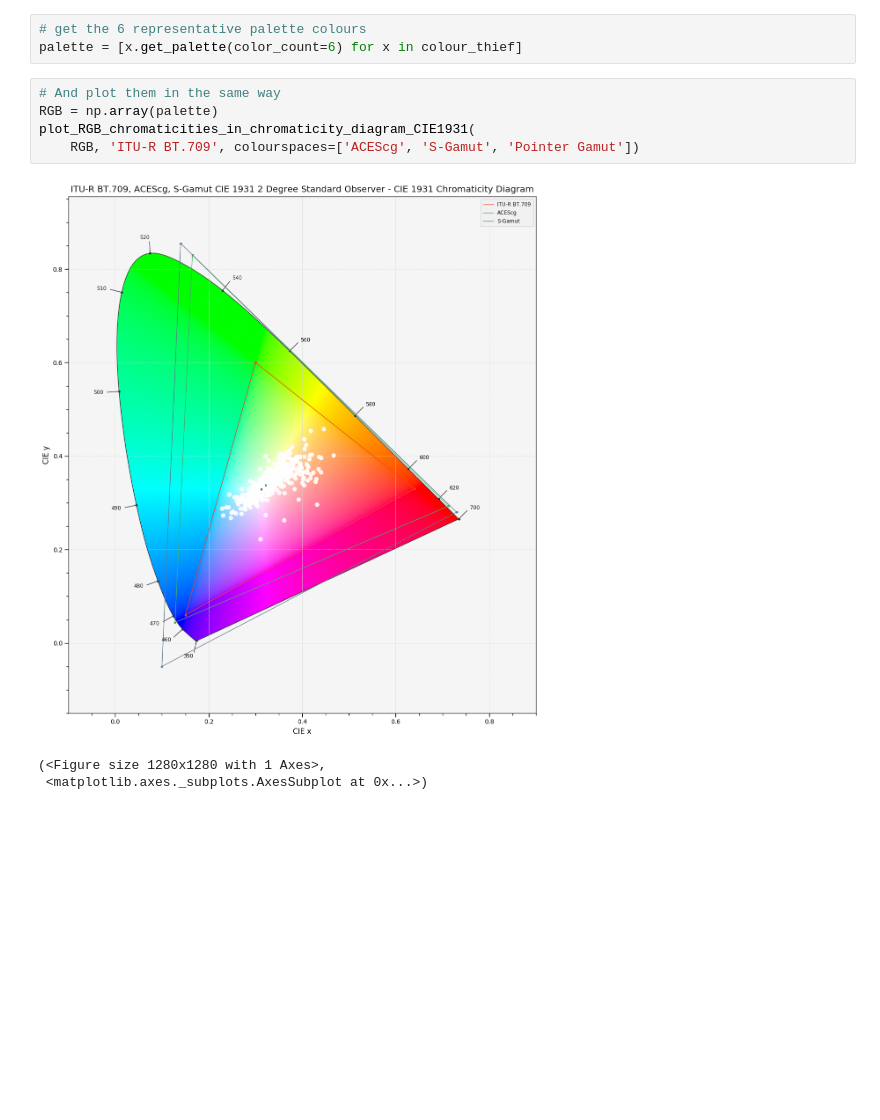
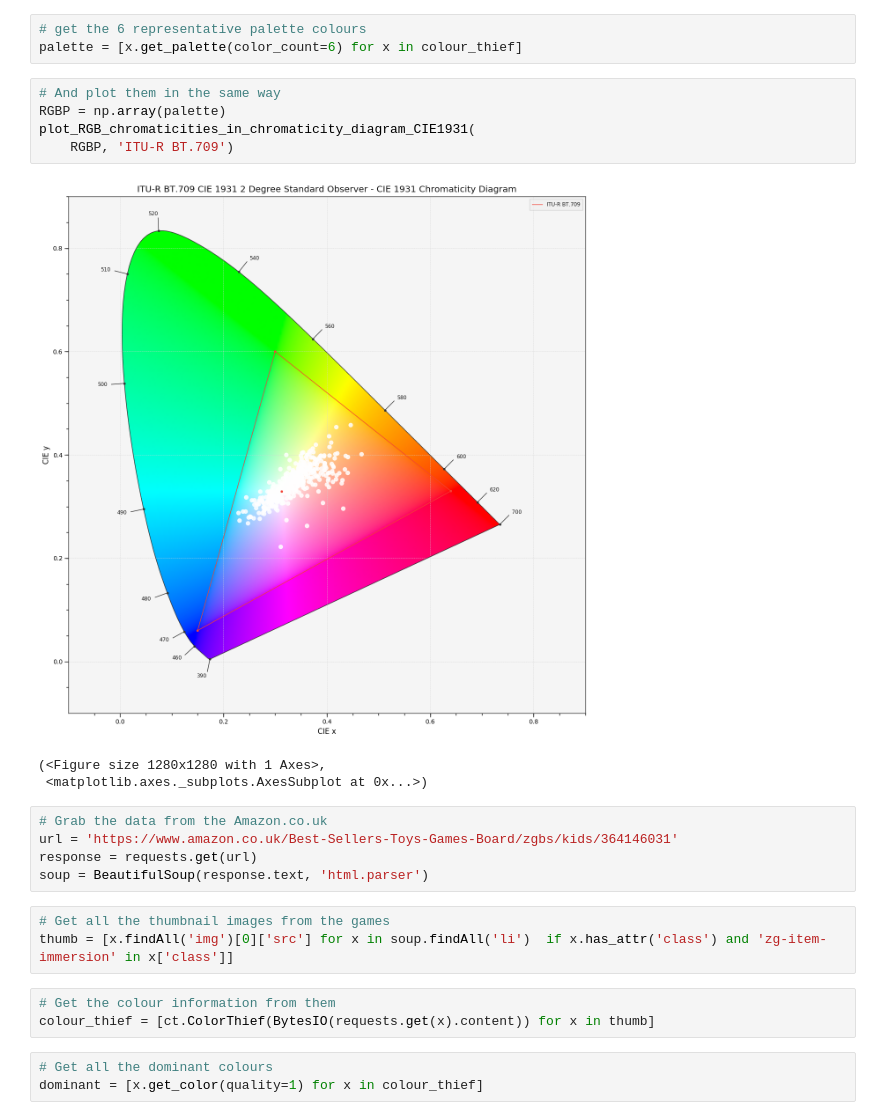
Before and after one commit to markbasham/BoardGameColour, a Jupyter notebook: BoardgameGeekColourMapper.ipynb, the cells around one changed output. Drawn from its saved outputs; the diff is of its cells as text; blank space fills up the shorter version.

```diff
--- a/BoardgameGeekColourMapper.ipynb
+++ b/BoardgameGeekColourMapper.ipynb
@@ -38,10 +38,24 @@ plot_RGB_chromaticities_in_chromaticity_diagram_CIE1931(
 palette = [x.get_palette(color_count=6) for x in colour_thief]
 # %%
 # And plot them in the same way
-RGB = np.array(palette)
+RGBP = np.array(palette)
 plot_RGB_chromaticities_in_chromaticity_diagram_CIE1931(
-    RGB, 'ITU-R BT.709', colourspaces=['ACEScg', 'S-Gamut', 'Pointer Gamut'])
+    RGBP, 'ITU-R BT.709')
 # %% [output]
-[figure, old version]
+[figure, new version]
 (<Figure size 1280x1280 with 1 Axes>,
  <matplotlib.axes._subplots.AxesSubplot at 0x...>)
+# %%
+# Grab the data from the Amazon.co.uk
+url = 'https://www.amazon.co.uk/Best-Sellers-Toys-Games-Board/zgbs/kids/364146031'
+response = requests.get(url)
+soup = BeautifulSoup(response.text, 'html.parser')
+# %%
+# Get all the thumbnail images from the games
+thumb = [x.findAll('img')[0]['src'] for x in soup.findAll('li')  if x.has_attr('class') and 'zg-item-immersion' in x['class']]
+# %%
+# Get the colour information from them
+colour_thief = [ct.ColorThief(BytesIO(requests.get(x).content)) for x in thumb]
+# %%
+# Get all the dominant colours
+dominant = [x.get_color(quality=1) for x in colour_thief]
```
Also changed, not shown: parts of 17 cells of this notebook, 2 other files.
